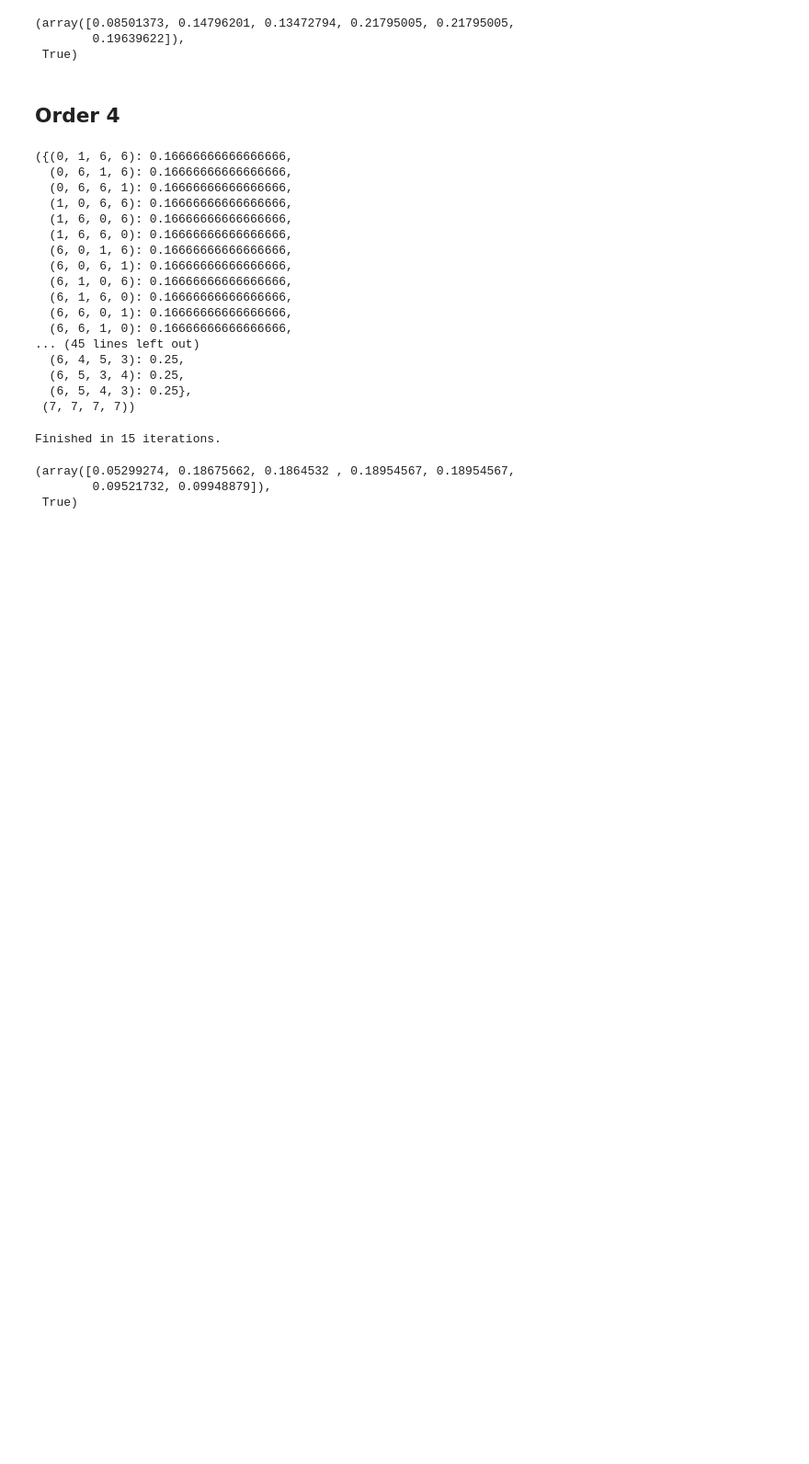
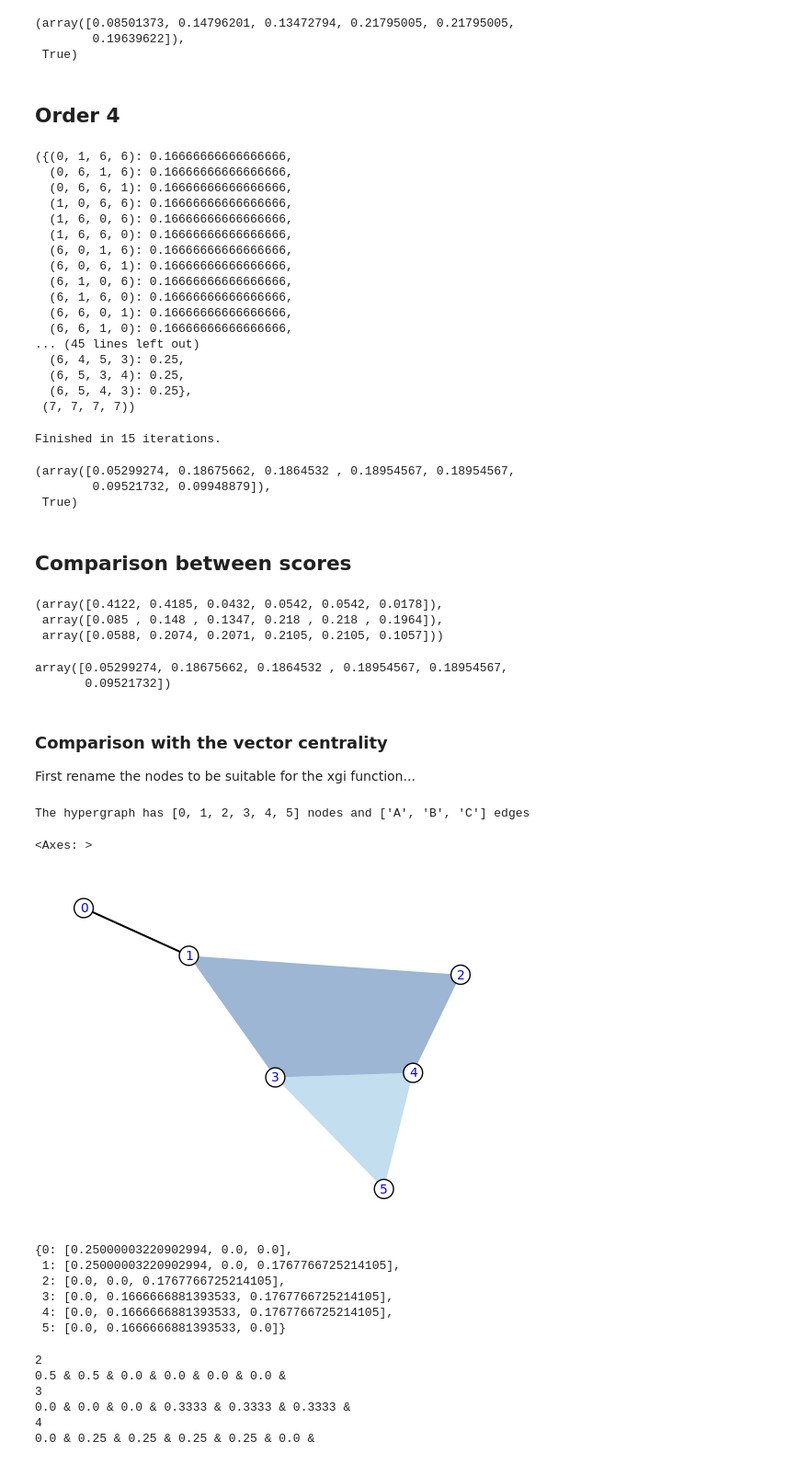
Before and after one commit to LaComarca-Lab/non-uniform-hypergraphs, a Jupyter notebook: UPHEC_example.ipynb, the cells around one changed output. Shown at 92% size. Saved outputs shown, nothing was run; the diff lists cells and outputs as text; code cells hidden in the pictures; blank space fills up the shorter version.

Commit message:
Added vectorial centrality comparison and improved apply function

```diff
--- a/UPHEC_example.ipynb
+++ b/UPHEC_example.ipynb
@@ -122,3 +122,5 @@ cent4
 (array([0.05299274, 0.18675662, 0.1864532 , 0.18954567, 0.18954567,
         0.09521732, 0.09948879]),
  True)
+# %% [markdown]
+## Comparison between scores
@@ -124,0 +132,34 @@ cent4
+# %%
+C2, C3, C4
+# %% [output]
+(array([0.4122, 0.4185, 0.0432, 0.0542, 0.0542, 0.0178]),
+ array([0.085 , 0.148 , 0.1347, 0.218 , 0.218 , 0.1964]),
+ array([0.0588, 0.2074, 0.2071, 0.2105, 0.2105, 0.1057]))
+# %%
+cent4[0][:-1]
+# %% [output]
+array([0.05299274, 0.18675662, 0.1864532 , 0.18954567, 0.18954567,
+       0.09521732])
+# %% [markdown]
+### Comparison with the vector centrality
+
+First rename the nodes to be suitable for the xgi function...
+# %%
+hyperedge_dict = {'A': [0,1], 'B': [1,2,3,4], 'C': [3,4,5]}
+H = xgi.Hypergraph(hyperedge_dict)
+print(f"The hypergraph has {H.nodes} nodes and {H.edges} edges")
+xgi.draw(H, node_labels=True, font_color_nodes="blue")
+# %% [output]
+The hypergraph has [0, 1, 2, 3, 4, 5] nodes and ['A', 'B', 'C'] edges
+<Axes: >
+[figure, added]
+# %%
+veccent= xgi.algorithms.centrality.line_vector_centrality(H)
+veccent
+# %% [output]
+{0: [0.25000003220902994, 0.0, 0.0],
+ 1: [0.25000003220902994, 0.0, 0.1767766725214105],
+ 2: [0.0, 0.0, 0.1767766725214105],
+ 3: [0.0, 0.1666666881393533, 0.1767766725214105],
+ 4: [0.0, 0.1666666881393533, 0.1767766725214105],
+ 5: [0.0, 0.1666666881393533, 0.0]}
@@ -124,0 +178,16 @@ cent4
+# %%
+for order in range(2,H.edges.size.max()+1):
+    print(order)
+
+    texstring = ""
+    for node in veccentnorm.keys():
+        texstring += str(np.round(veccentnorm[node][order-2],4)) + " & "
+
+    print(texstring)
+# %% [output]
+2
+0.5 & 0.5 & 0.0 & 0.0 & 0.0 & 0.0 &
+3
+0.0 & 0.0 & 0.0 & 0.3333 & 0.3333 & 0.3333 &
+4
+0.0 & 0.25 & 0.25 & 0.25 & 0.25 & 0.0 &
```
Also changed, not shown: parts of 3 cells of this notebook, 1 other file.
